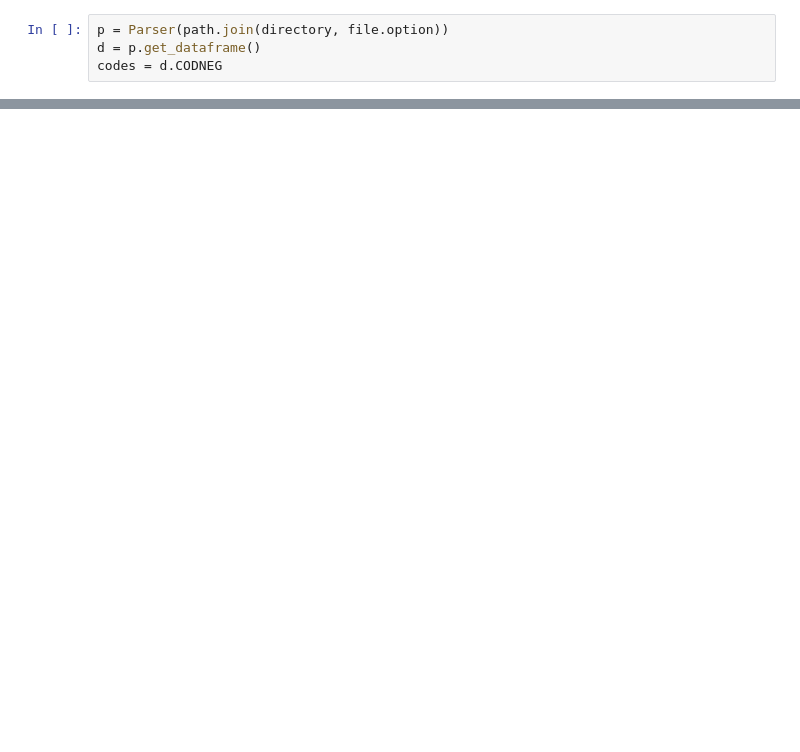
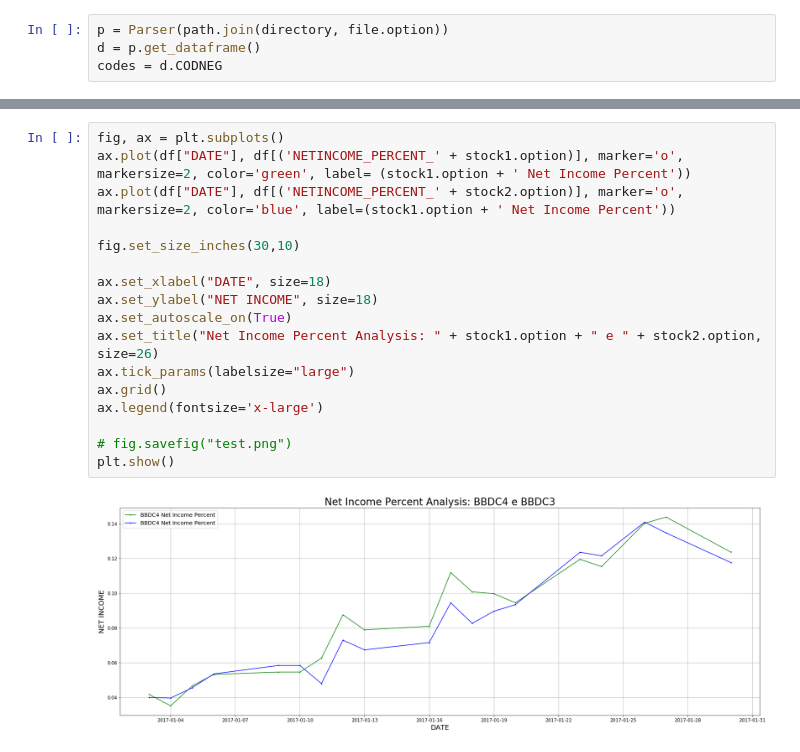
Before and after one commit to candreoliveira/bovespa, a Jupyter notebook: notebooks/Ratio Analysis.ipynb, the cells around one changed output, grey strips where cells are left out. Saved outputs shown, nothing was run; the diff lists cells and outputs as text; blank space fills up the shorter version.

```diff
--- a/notebooks/Ratio Analysis.ipynb
+++ b/notebooks/Ratio Analysis.ipynb
@@ -218,2 +244,21 @@ Dropdown(description='Sell Date:', options=(datetime.date(2016, 1, 4), datetime.
+# %%
+fig, ax = plt.subplots()
+ax.plot(df["DATE"], df[('NETINCOME_PERCENT_' + stock1.option)], marker='o', markersize=2, color='green', label= (stock1.option + ' Net Income Percent'))
+ax.plot(df["DATE"], df[('NETINCOME_PERCENT_' + stock2.option)], marker='o', markersize=2, color='blue', label=(stock1.option + ' Net Income Percent'))
+
+fig.set_size_inches(30,10)
+
+ax.set_xlabel("DATE", size=18)
+ax.set_ylabel("NET INCOME", size=18)
+ax.set_autoscale_on(True)
+ax.set_title("Net Income Percent Analysis: " + stock1.option + " e " + stock2.option, size=26)
+ax.tick_params(labelsize="large")
+ax.grid()
+ax.legend(fontsize='x-large')
+
+# fig.savefig("test.png")
+plt.show()
+# %% [output]
+[figure, added]
 # %%
 fig, ax = plt.subplots()
```
Also changed, not shown: parts of 9 cells of this notebook.
